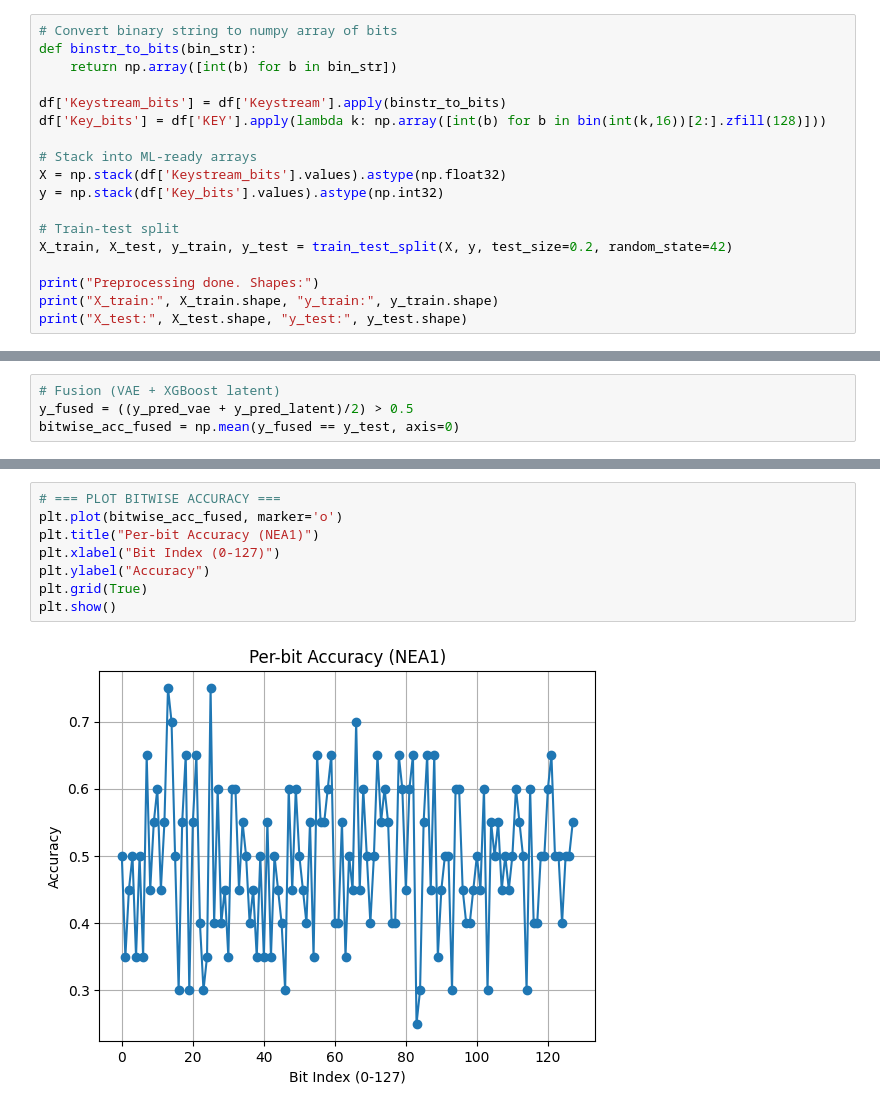
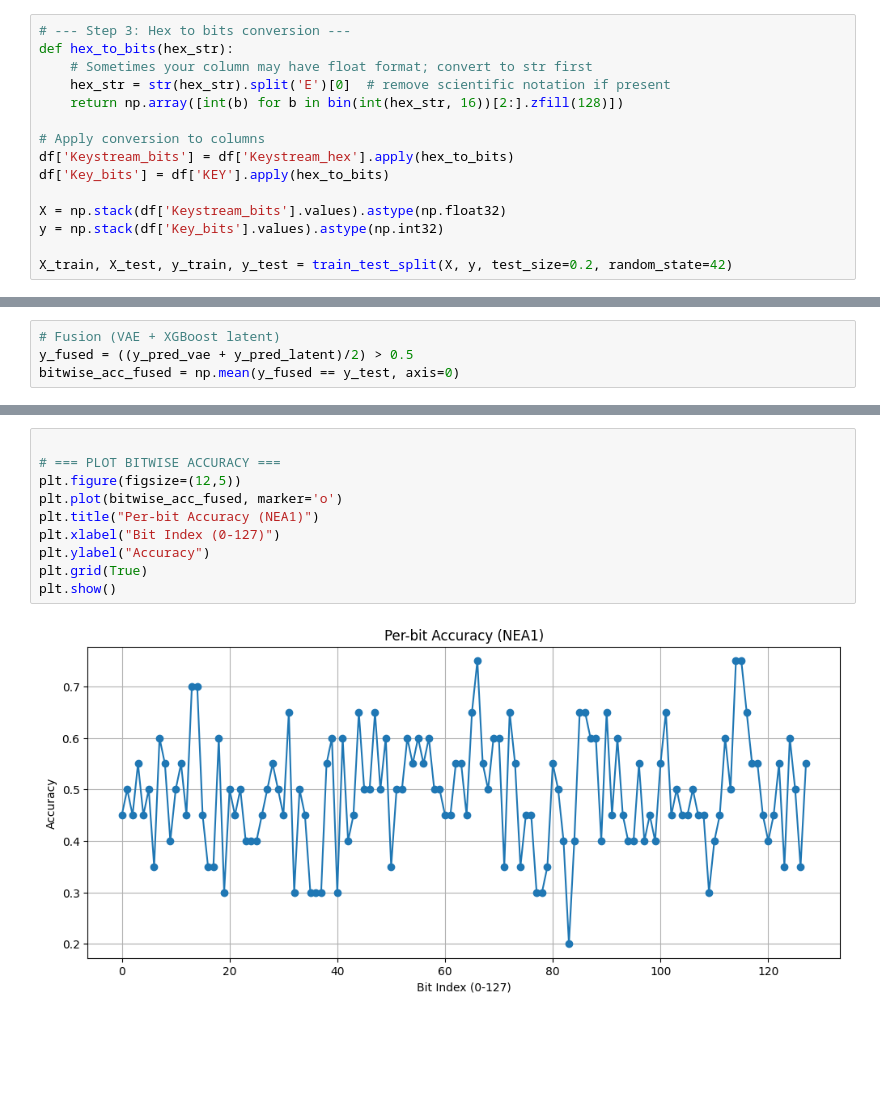
Before and after one commit to VrindaBajaj20/ai-attack-snow3g-nea1, a Jupyter notebook: experiments/nea1_vae.ipynb, the cells around one changed output, grey strips where cells are left out. Saved outputs shown, nothing was run; the diff lists cells and outputs as text; blank space fills up the shorter version.

```diff
--- a/experiments/nea1_vae.ipynb
+++ b/experiments/nea1_vae.ipynb
@@ -31,20 +32,17 @@ required_columns = ["KEY", "Direction", "LENGTH", "COUNT", "Bearer ID", "Keystre
 if not all(col in df.columns for col in required_columns):
     raise ValueError(f"Missing required columns: {', '.join(required_columns)}")
 # %%
-# Convert binary string to numpy array of bits
-def binstr_to_bits(bin_str):
-    return np.array([int(b) for b in bin_str])
+# --- Step 3: Hex to bits conversion ---
+def hex_to_bits(hex_str):
+    # Sometimes your column may have float format; convert to str first
+    hex_str = str(hex_str).split('E')[0]  # remove scientific notation if present
+    return np.array([int(b) for b in bin(int(hex_str, 16))[2:].zfill(128)])
 
-df['Keystream_bits'] = df['Keystream'].apply(binstr_to_bits)
-df['Key_bits'] = df['KEY'].apply(lambda k: np.array([int(b) for b in bin(int(k,16))[2:].zfill(128)]))
+# Apply conversion to columns
+df['Keystream_bits'] = df['Keystream_hex'].apply(hex_to_bits)
+df['Key_bits'] = df['KEY'].apply(hex_to_bits)
 
-# Stack into ML-ready arrays
 X = np.stack(df['Keystream_bits'].values).astype(np.float32)
 y = np.stack(df['Key_bits'].values).astype(np.int32)
 
-# Train-test split
 X_train, X_test, y_train, y_test = train_test_split(X, y, test_size=0.2, random_state=42)
-
-print("Preprocessing done. Shapes:")
-print("X_train:", X_train.shape, "y_train:", y_train.shape)
-print("X_test:", X_test.shape, "y_test:", y_test.shape)
@@ -214,10 +208,12 @@ Overall VAE + XGBoost Fusion Accuracy: 49.26%
 # %%
+
 # === PLOT BITWISE ACCURACY ===
+plt.figure(figsize=(12,5))
 plt.plot(bitwise_acc_fused, marker='o')
 plt.title("Per-bit Accuracy (NEA1)")
 plt.xlabel("Bit Index (0-127)")
 plt.ylabel("Accuracy")
 plt.grid(True)
 plt.show()
 # %% [output]
-[figure, old version]
+[figure, new version]
```
Also changed, not shown: parts of 11 cells of this notebook.
